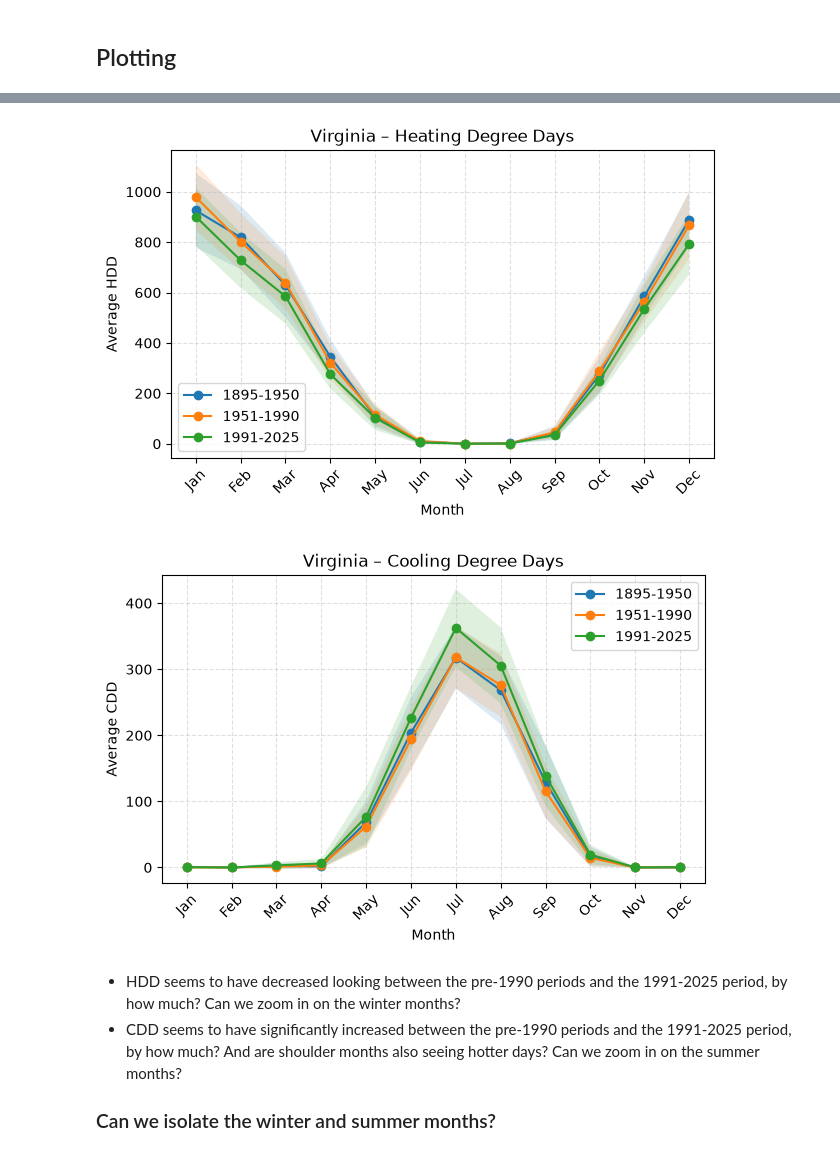
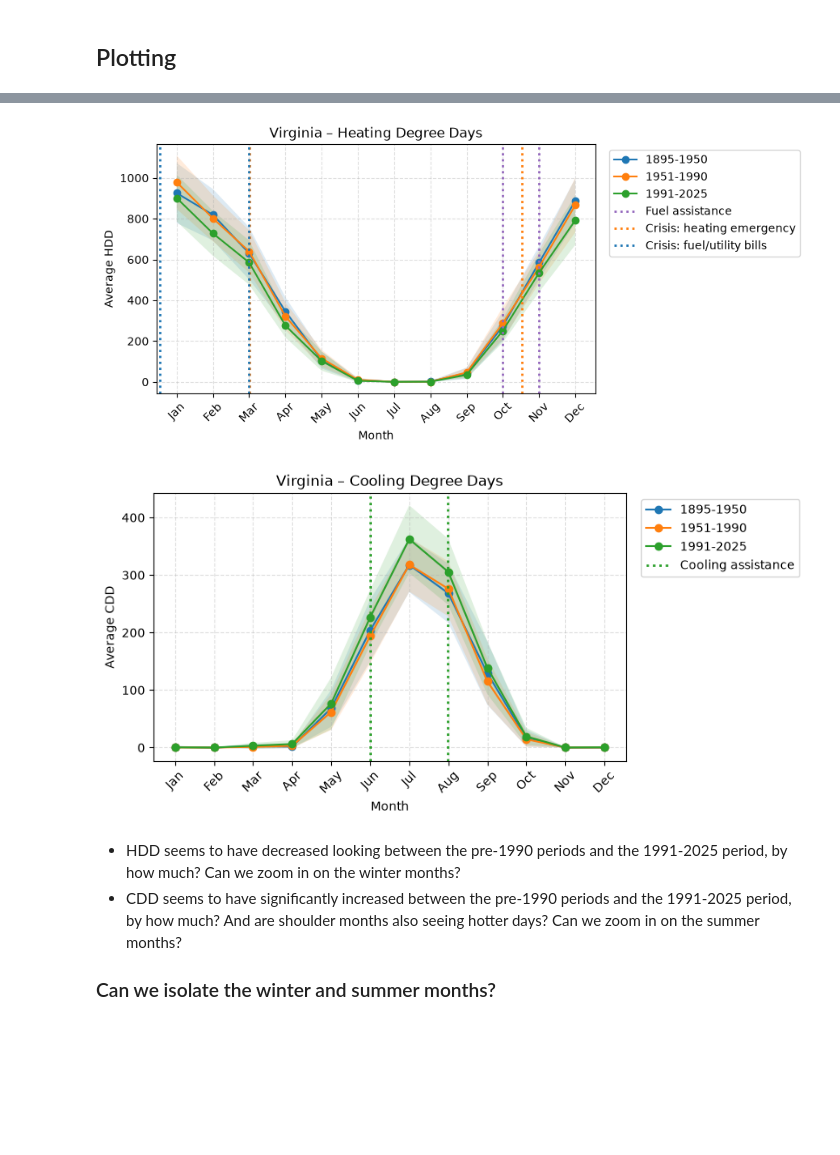
Before and after one commit to om-shhh/vcc-energy-assistance, a Jupyter notebook: analysis/analysis.ipynb, the cells around one changed output, grey strips where cells are left out. Cells and saved outputs as stored; diff of their text form; code cells hidden in the pictures; blank space fills up the shorter version.

Commit message:
add lines for energy assistance application windows

```diff
--- a/analysis/analysis.ipynb
+++ b/analysis/analysis.ipynb
@@ -201,36 +158,73 @@ display(cdd_mean.head())
+# %%
+# Add program windows on plots, functions
+
+import calendar
+
+def xpos(month, day, months):
+    i = months.index(month)
+    month_len = calendar.monthrange(2001, list(calendar.month_name).index(month.title()))[1]
+    return i - 0.5 + day / month_len
+
+hdd_windows = [
+    ("Fuel assistance",           ("october", 15),  ("november", 15), "tab:purple"),
+    ("Crisis: heating emergency",  ("november", 1),  ("march", 16),    "tab:orange"),
+    ("Crisis: fuel/utility bills", ("january", 1),   ("march", 15),    "tab:blue"),
+]
+cdd_windows = [
+    ("Cooling assistance",        ("june", 15),     ("august", 15),   "tab:green"),
+]
+
+def add_windows(windows, months):
+    for label, (sm, sd), (em, ed), color in windows:
+        a, b = xpos(sm, sd, months), xpos(em, ed, months)
+        plt.axvline(a, color=color, linestyle=":", linewidth=2, label=label)  # label once per window
+        plt.axvline(b, color=color, linestyle=":", linewidth=2)
+# %%
+# Define months for HDD, CDD, all months
+
+hdd_months = ["september", "october", "november", "december",
+              "january", "february", "march", "april"]
+cdd_months = ["may", "june", "july", "august", "september", "october"]
+
+all_months = [ "january", "february", "march", "april",
+               "may", "june", "july", "august",
+               "september", "october", "november", "december"]
 # %%
 # Plot average monthly HDD across periods
 x = range(12)
 plt.figure(figsize=(7, 4))
 for period in ["1895-1950", "1951-1990", "1991-2025"]:
     m, s = hdd_mean["mean"][period], hdd_mean["std"][period]
     plt.plot(x, m, marker="o", label=period)
     plt.fill_between(x, m - s, m + s, alpha=0.15)
+
+add_windows(hdd_windows, all_months)
 plt.xticks(x, [m[:3].title() for m in hdd_mean.index], rotation=45)
 plt.xlabel("Month")
 plt.ylabel("Average HDD")
 plt.title("Virginia – Heating Degree Days")
-plt.legend()
+plt.legend(loc="upper left", bbox_to_anchor=(1.02, 1))
 plt.grid(True, linestyle="--", alpha=0.4)
 plt.show()
 
 # Plot average monthly CDD across periods
 x = range(12)
 plt.figure(figsize=(7, 4))
 for period in ["1895-1950", "1951-1990", "1991-2025"]:
     m, s = cdd_mean["mean"][period], cdd_mean["std"][period]
     plt.plot(x, m, marker="o", label=period)
     plt.fill_between(x, m - s, m + s, alpha=0.15)
+add_windows(cdd_windows, all_months)
 plt.xticks(x, [m[:3].title() for m in cdd_mean.index], rotation=45)
 plt.xlabel("Month")
 plt.ylabel("Average CDD")
 plt.title("Virginia – Cooling Degree Days")
-plt.legend()
+plt.legend(loc="upper left", bbox_to_anchor=(1.02, 1))
 plt.grid(True, linestyle="--", alpha=0.4)
 plt.show()
 # %% [output]
-[figure, old version]
+[figure, new version]
-[figure, old version]
+[figure, new version]
 # %% [markdown]
 - HDD seems to have decreased looking between the pre-1990 periods and the 1991-2025 period, by how much? Can we zoom in on the winter months?
 - CDD seems to have significantly increased between the pre-1990 periods and the 1991-2025 period, by how much? And are shoulder months also seeing hotter days? Can we zoom in on the summer months?
```
Also changed, not shown: parts of 8 cells of this notebook.
